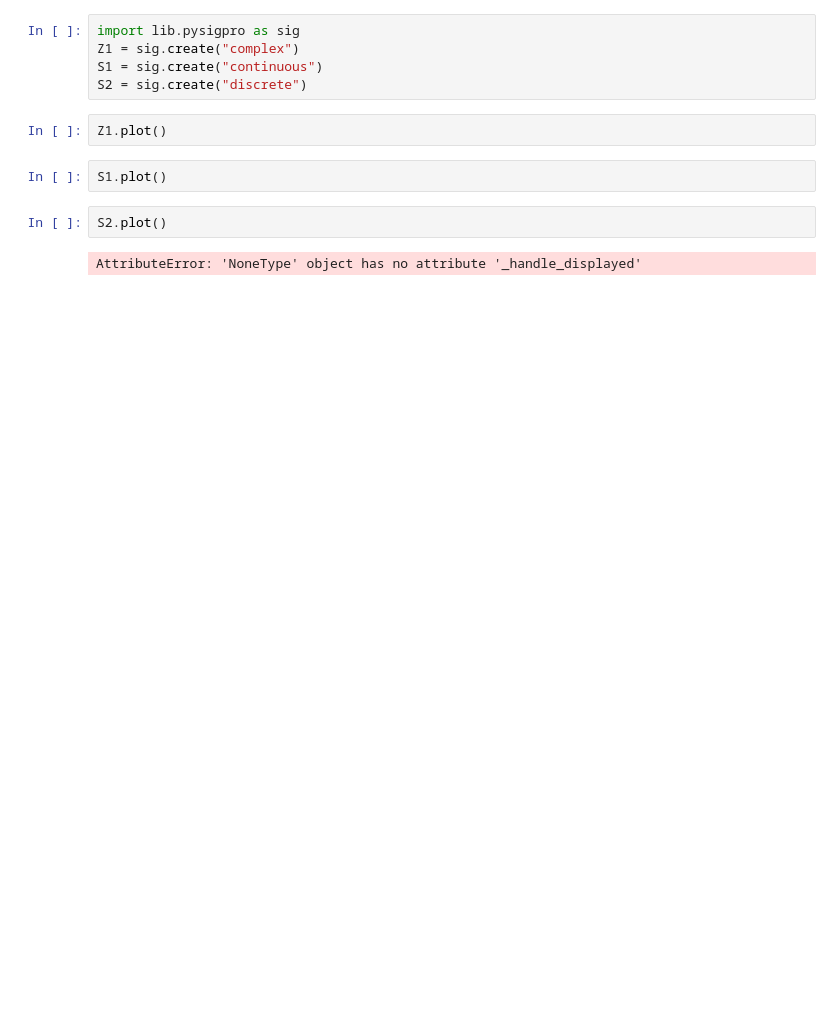
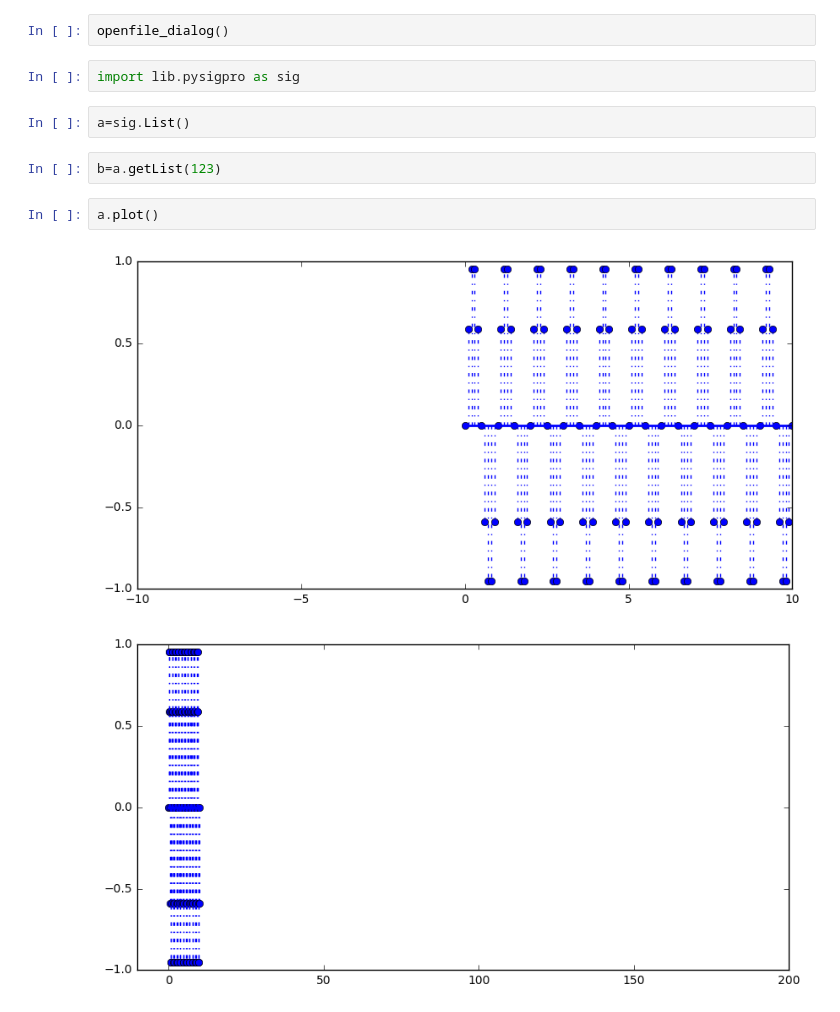
Before and after one commit to larsjn/projektarbeit, a Jupyter notebook: 02_Jupyter/Testbereich.ipynb, the cells around one changed output. Drawn from its saved outputs; the diff is of its cells as text; blank space fills up the shorter version.

```diff
--- a/02_Jupyter/Testbereich.ipynb
+++ b/02_Jupyter/Testbereich.ipynb
@@ -1,13 +83,13 @@
+# %%
+openfile_dialog()
 # %%
 import lib.pysigpro as sig
-Z1 = sig.create("complex")
-S1 = sig.create("continuous")
-S2 = sig.create("discrete")
+# %%
+a=sig.List()
+# %%
+b=a.getList(123)
 # %%
-Z1.plot()
+a.plot()
+# %% [output]
+[figure, added]
+[figure, added]
-# %%
-S1.plot()
-# %%
-S2.plot()
-# %% [output]
-AttributeError: 'NoneType' object has no attribute '_handle_displayed'
```
Also changed, not shown: parts of 10 cells of this notebook, 7 other files.
